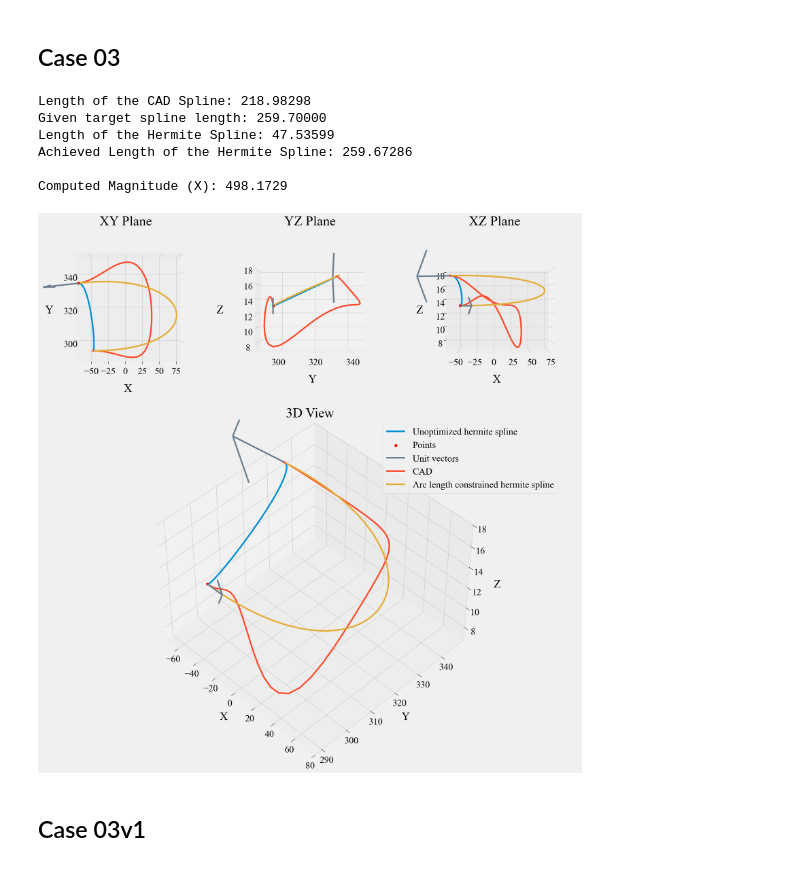
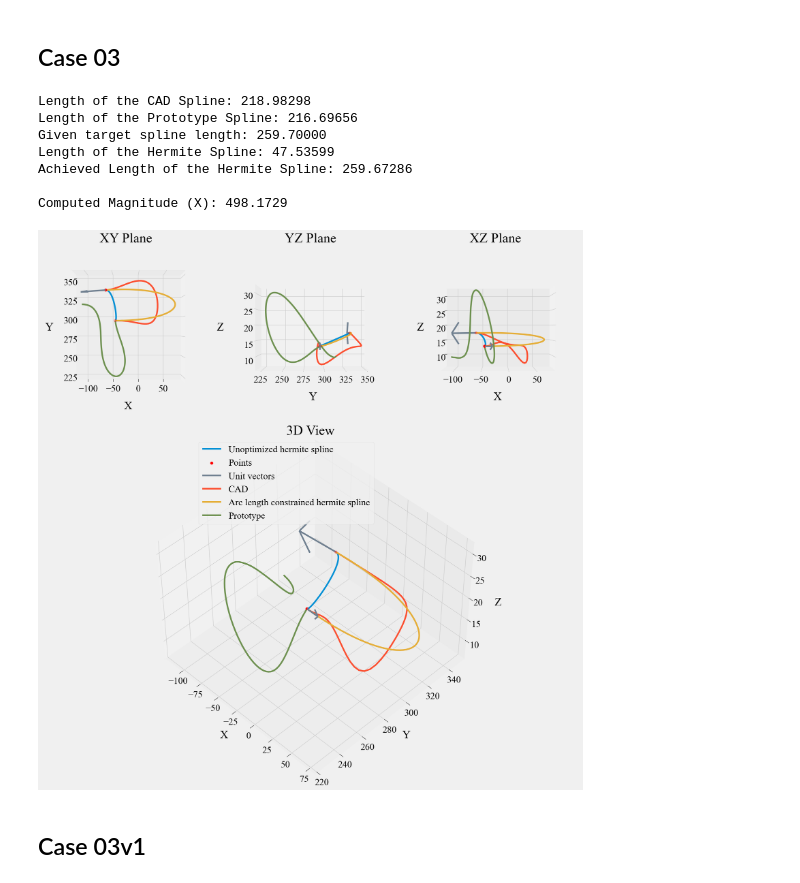
Before and after one commit to pranavduraisamy/spline-valeo, a Jupyter notebook: hermite/03-case-compare.ipynb, the cells around one changed output. Saved outputs shown, nothing was run; the diff lists cells and outputs as text; code cells hidden in the pictures.

Commit message:
prototype plotted 1

```diff
--- a/hermite/03-case-compare.ipynb
+++ b/hermite/03-case-compare.ipynb
@@ -93,8 +105,10 @@ Computed Magnitude (X): 481.2452
 # %% [markdown]
 ## Case 03
 # %%
-df=pd.read_csv('../data/case-03.csv')
+df=pd.read_csv('../data/case-03-cad.csv')
+prt_df=pd.read_csv('../data/case-03-prototype.csv')
 cad=df.iloc[10:,2:].reset_index(drop=True)
+prto=prt_df.iloc[10:,2:].reset_index(drop=True)
 
 p0=df.iloc[5,2:].values.astype(float)    # Point0
 p1=df.iloc[6,2:].values.astype(float)    # Point1
@@ -103,35 +117,39 @@ u1=df.iloc[9,2:].values.astype(float)    # Unit Vector @ Point1
 m0=df.iloc[2,1]                          # Magnitude for Vector1
 m1=df.iloc[3,1]                          # Magnitude for Vector2
 u0_init=u0*m0
 u1_init=u1*m1
 spl=utils.hermite(p0, p1, u0_init, u1_init,num_points=51)
 
 tgt=float(df.iloc[0,1])                  # Target spline length
 
+prt=prto-prto.iloc[0]+p0                 # Offsetting prototype spline
+
 obj_fn=lambda x: utils.length(utils.hermite(p0,p1,x*u0,x*u1)) - tgt
 sol=optimize.root_scalar(obj_fn, bracket=[0, tgt*3], method='brentq')
 solx=sol.root
 
 u0_final=solx*u0
 u1_final=solx*u1
 spl=utils.hermite(p0,p1,u0_init,u1_init,num_points=51)
 spl_tgt=utils.hermite(p0,p1,u0_final,u1_final,num_points=51)
 
 print(f'Length of the CAD Spline: {utils.length(cad.values):.5f}')
+print(f'Length of the Prototype Spline: {utils.length(prt.values):.5f}')
 print(f'Given target spline length: {tgt:.5f}')
 print(f'Length of the Hermite Spline: {utils.length(spl.astype(float)):.5f}')
 print(f'Achieved Length of the Hermite Spline: {utils.length(spl_tgt.astype(float)):.5f}')
 print(f'\nComputed Magnitude (X): {solx:.4f}')
 
-utils.plotter(spl,p0,p1,u0_init,u1_init,cad=cad.values,tgt=spl_tgt)
+utils.plotter(spl,p0,p1,u0_init,u1_init,cad=cad.values,tgt=spl_tgt,prt=prt.values)
 # %% [output]
 Length of the CAD Spline: 218.98298
+Length of the Prototype Spline: 216.69656
 Given target spline length: 259.70000
 Length of the Hermite Spline: 47.53599
 Achieved Length of the Hermite Spline: 259.67286
 
 Computed Magnitude (X): 498.1729
-[figure, old version]
+[figure, new version]
 # %% [markdown]
 ## Case 03v1
 # %%
```
Also changed, not shown: parts of 3 cells of this notebook, 10 other files.
